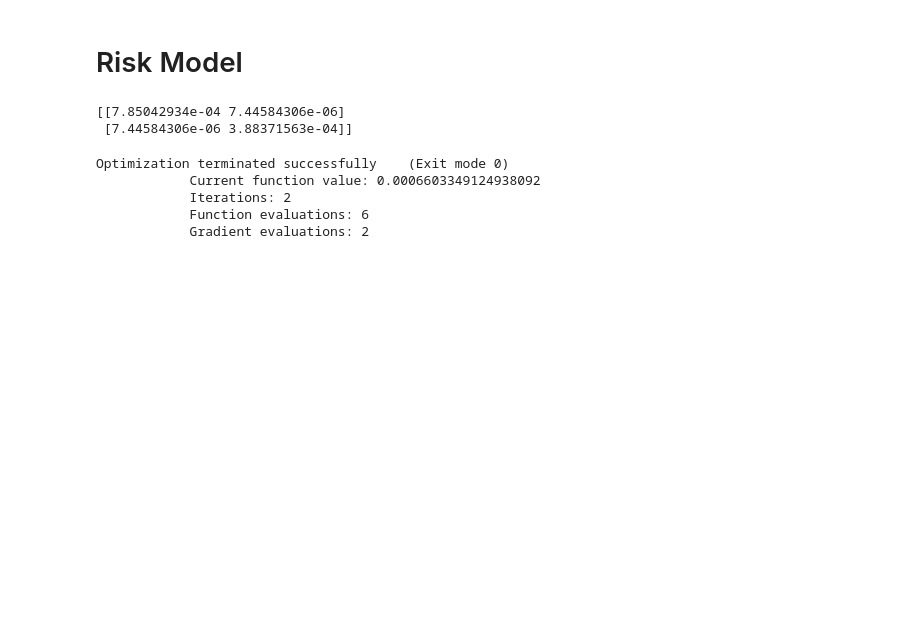
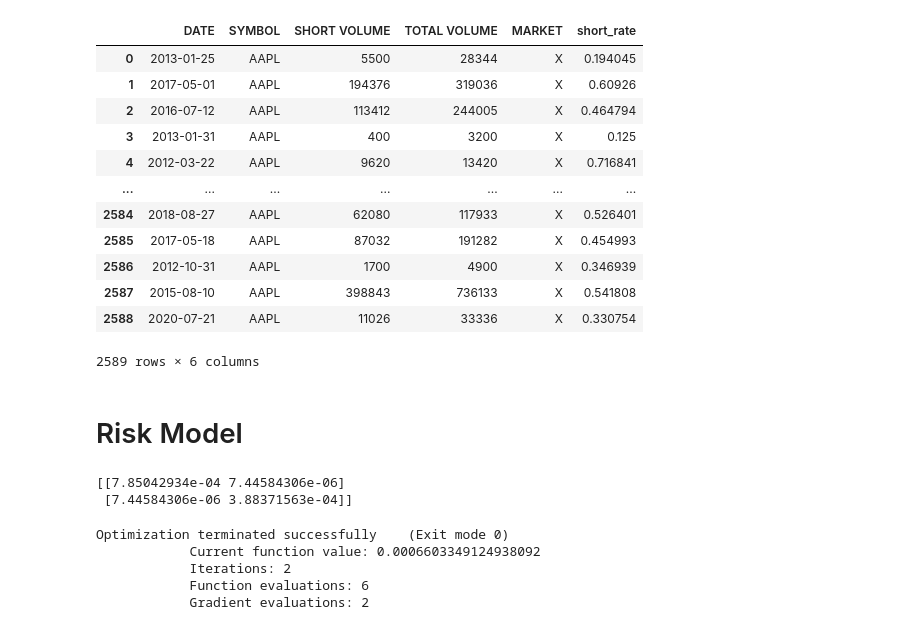
Before and after one commit to xuda1979/DF, a Jupyter notebook: dl_01.ipynb, the cells around one changed output. Drawn from its saved outputs; the diff is of its cells as text; code cells hidden in the pictures; blank space fills up the shorter version.

```diff
--- a/dl_01.ipynb
+++ b/dl_01.ipynb
@@ -73,3 +68,38 @@ def date_filter(df, start_date, end_date):
+# %%
+df_ls = []
+for path in paths:
+    if path[:9] =='NPSXshvol':
+        df = pd.read_csv(os.path.join('./short_data', path),sep='|')
+        df_ls.append(df)
+
+df_short = pd.concat(df_ls)
+# %%
+df_short['short_rate'] = df_short['SHORT VOLUME']/df_short['TOTAL VOLUME']
+# %%
+df_short_mp = {}
+for symbol in set(df_short.SYMBOL):
+    mask = df_short.SYMBOL == symbol
+    df = df_short[mask].reset_index(drop=True)
+    df_short_mp[symbol] = df
+# %%
+for symbol in df_short_mp:
+    df_short_mp[symbol]['DATE']= pd.to_datetime(df_short_mp[symbol]['DATE'], format='%Y%m%d')
+# %%
+df_short_mp['AAPL']
+# %% [output]
+|  | DATE | SYMBOL | SHORT VOLUME | TOTAL VOLUME | MARKET | short_rate |
+| 0 | 2013-01-25 | AAPL | 5500 | 28344 | X | 0.194045 |
+| 1 | 2017-05-01 | AAPL | 194376 | 319036 | X | 0.60926 |
+| 2 | 2016-07-12 | AAPL | 113412 | 244005 | X | 0.464794 |
+| 3 | 2013-01-31 | AAPL | 400 | 3200 | X | 0.125 |
+| 4 | 2012-03-22 | AAPL | 9620 | 13420 | X | 0.716841 |
+| ... | ... | ... | ... | ... | ... | ... |
+| 2584 | 2018-08-27 | AAPL | 62080 | 117933 | X | 0.526401 |
+| 2585 | 2017-05-18 | AAPL | 87032 | 191282 | X | 0.454993 |
+| 2586 | 2012-10-31 | AAPL | 1700 | 4900 | X | 0.346939 |
+| 2587 | 2015-08-10 | AAPL | 398843 | 736133 | X | 0.541808 |
+| 2588 | 2020-07-21 | AAPL | 11026 | 33336 | X | 0.330754 |
+2589 rows × 6 columns
 # %% [markdown]
 # Risk Model
 # %%
```
Also changed, not shown: parts of 41 cells of this notebook, 1 other file.
